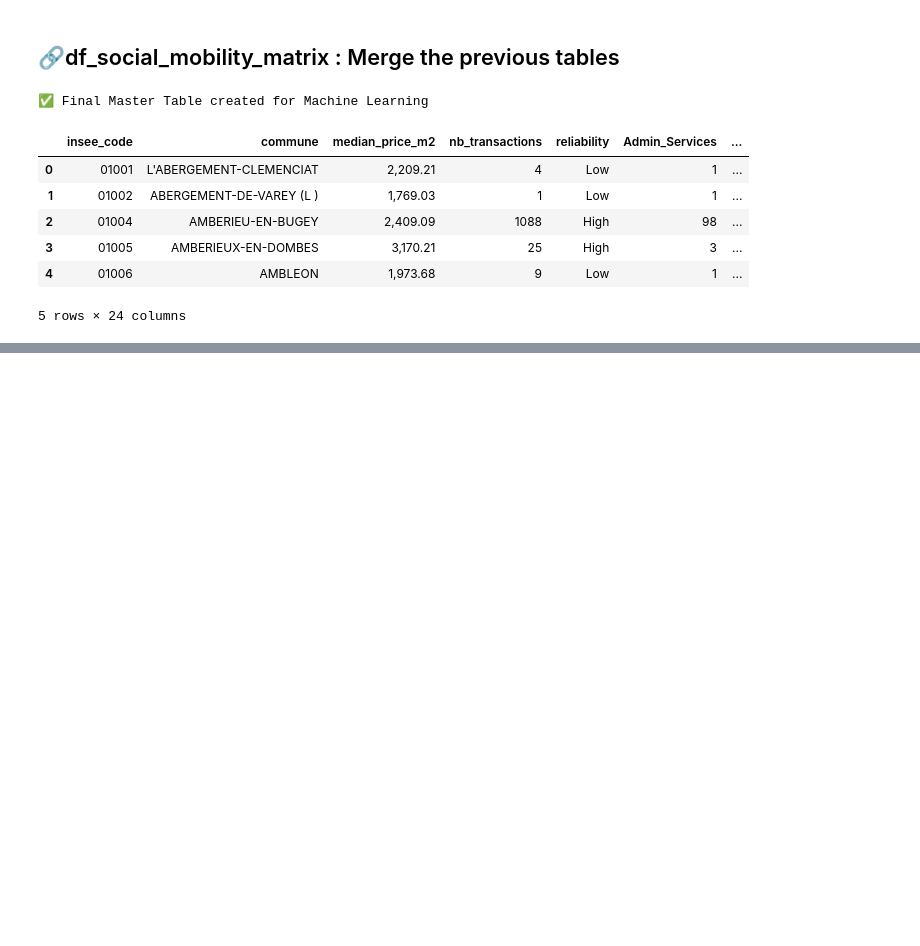
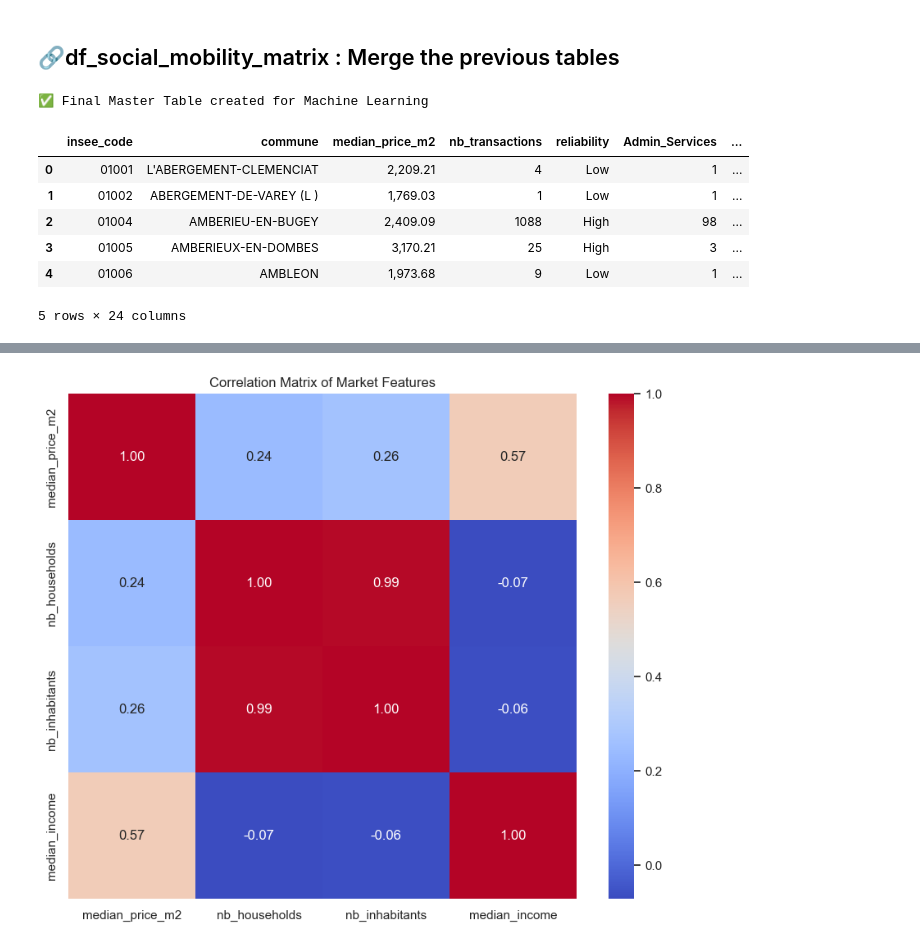
Before and after one commit to VeroniqueFanchonna/Final_project, a Jupyter notebook: notebooks/02_predictive_scoring_and_machine_learning.ipynb, the cells around one changed output, grey strips where cells are left out. Drawn from its saved outputs; the diff is of its cells as text; code cells hidden in the pictures; blank space fills up the shorter version.

```diff
--- a/notebooks/02_predictive_scoring_and_machine_learning.ipynb
+++ b/notebooks/02_predictive_scoring_and_machine_learning.ipynb
@@ -355,0 +354,3 @@ plt.show()
+# %%
+df_dept = df_dept.dropna(subset=['dept_code']) # Remove rows where dept_code is NaN, which are likely not valid departments
+check_data_quality(df_dept)
@@ -355,0 +436,18 @@ plt.show()
+# %%
+"""
+# Import necessary libraries
+import pandas as pd
+from sqlalchemy import create_engine
+import seaborn as sns
+import matplotlib.pyplot as plt
+
+# Database connection setup
+# Replace with your actual credentials
+engine = create_engine("mysql+pymysql://user:password@localhost/your_db_name")
+"""
+# Step 1: Import the cleaned table from SQL
+# We use the 'df_ml' name as it is ready for Machine Learning
+query = "SELECT * FROM final_market_predictive"
+df_ml = pd.read_sql(query, engine)
+
+df_ml.columns.tolist()
@@ -355,0 +474,5 @@ plt.show()
+# %%
+# Step 2: Harmonize Department codes and merge with scraped data
+# This allows us to have the actual department names for our charts
+df_ml['dept_code'] = df_ml['insee_code'].astype(str).str.zfill(5).str[:2]
+df_ml = df_ml.merge(df_dept, on='dept_code', how='left')
@@ -355,0 +500,18 @@ plt.show()
+# %%
+# Import visualization libraries
+import matplotlib.pyplot as plt
+import seaborn as sns
+
+# Optional: Set the style for better looking charts
+sns.set_theme(style="white")
+# Select only numerical columns for correlation analysis
+numeric_cols = ['median_price_m2', 'nb_households', 'nb_inhabitants', 'median_income']
+correlation_matrix = df_ml[numeric_cols].corr()
+
+# Plotting the heatmap
+plt.figure(figsize=(10, 8))
+sns.heatmap(correlation_matrix, annot=True, cmap='coolwarm', fmt=".2f")
+plt.title('Correlation Matrix of Market Features')
+plt.show()
+# %% [output]
+[figure, added]
```
Also changed, not shown: parts of 35 cells of this notebook, 15 other files.
